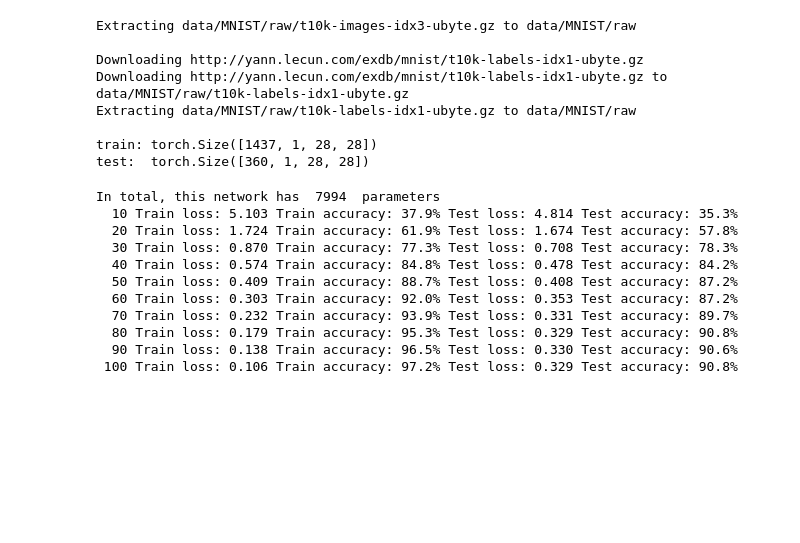
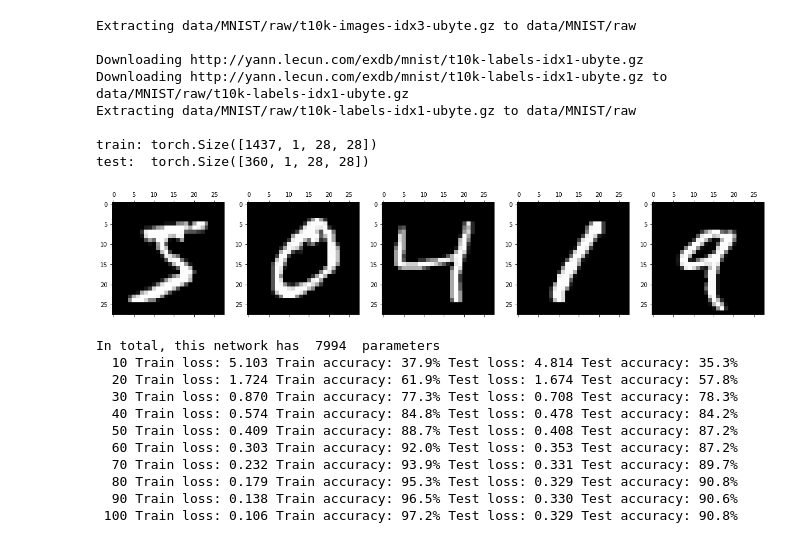
Before and after one commit to cs449f23/lectures, a Jupyter notebook: notebooks/3_cnn.ipynb, the cells around one changed output. Cells and saved outputs as stored; diff of their text form; code cells hidden in the pictures; blank space fills up the shorter version.

Commit message:
printout big mnist

```diff
--- a/notebooks/3_cnn.ipynb
+++ b/notebooks/3_cnn.ipynb
@@ -262,6 +262,14 @@ Extracting data/MNIST/raw/t10k-labels-idx1-ubyte.gz to data/MNIST/raw
 
 train: torch.Size([1437, 1, 28, 28])
 test:  torch.Size([360, 1, 28, 28])
+# %%
+fig, axes = plt.subplots(nrows=1, ncols=5, figsize=(20, 5), sharex=True,)
+plt.gray()
+for i, axis in enumerate(axes):
+    axis.matshow(large_mnist[0][i, :].reshape(28, 28))
+plt.show()
+# %% [output]
+[figure, added]
 # %%
 model = CNN(linear_layer_size=576)
 print_model(model)
```
